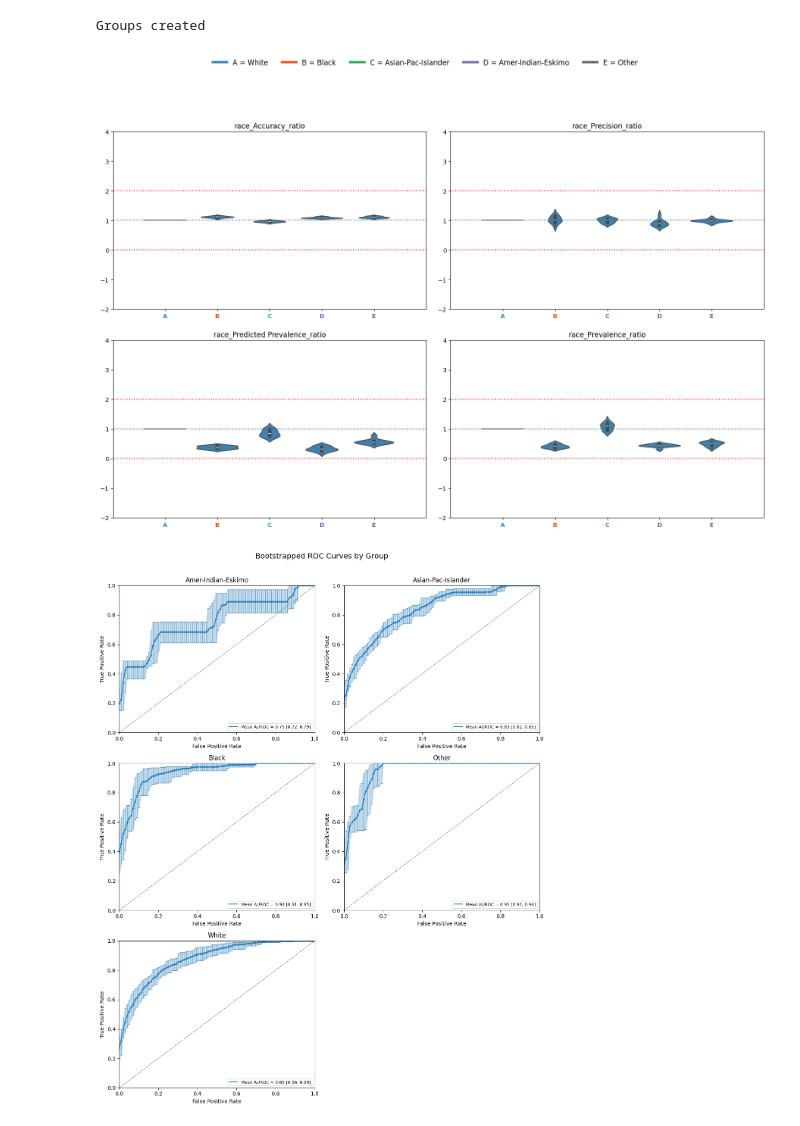
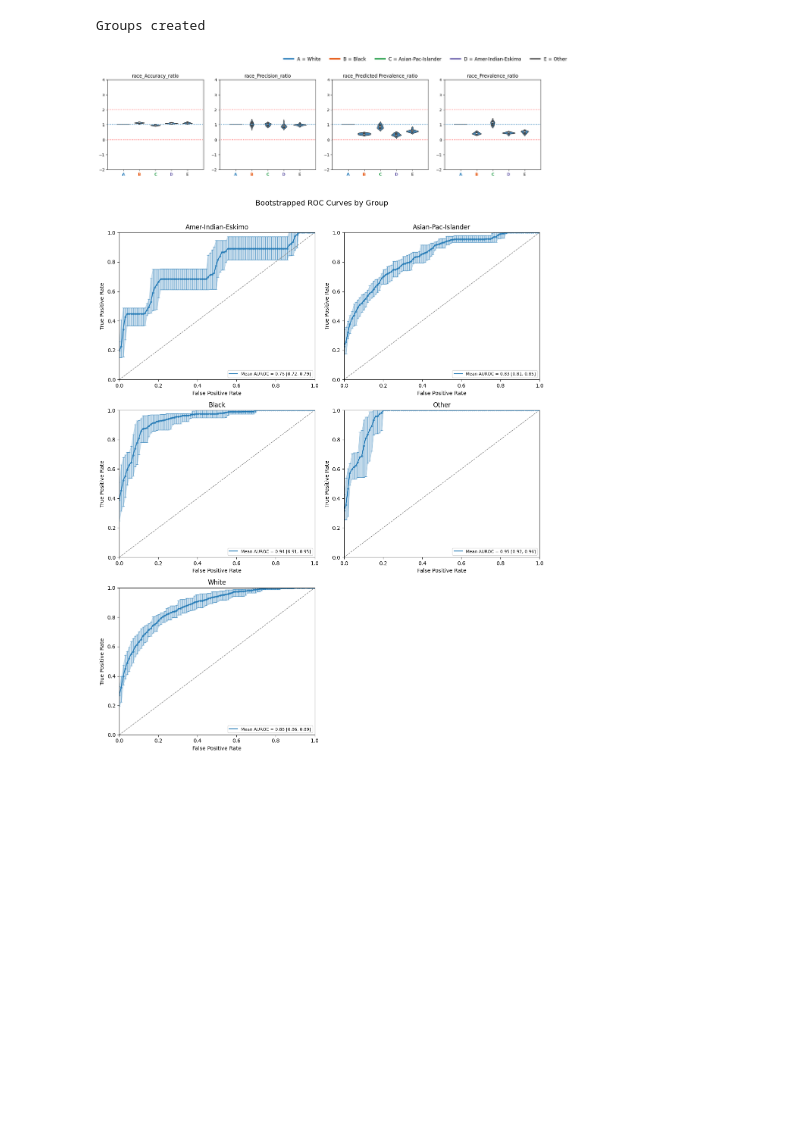
Before and after one commit to lshpaner/adult_income_test, a Jupyter notebook: notebooks/equiboots_demo.ipynb, the cells around one changed output. Saved outputs shown, nothing was run; the diff lists cells and outputs as text; code cells hidden in the pictures; blank space fills up the shorter version.

```diff
--- a/notebooks/equiboots_demo.ipynb
+++ b/notebooks/equiboots_demo.ipynb
@@ -214,20 +213,20 @@ Groups created
 # %%
 eqb.eq_disparity_metrics_plot(
     dispa,
     metric_cols=[
         "Accuracy_ratio",
         "Precision_ratio",
         "Predicted Prevalence_ratio",
         "Prevalence_ratio",
     ],
     name="race",
     categories="all",
-    figsize=(16, 10),
-    strict_layout=False,
+    # figsize=(20, 5),
+    # strict_layout=False,
     plot_kind="violinplot",
 )
 # %% [output]
-[figure, old version]
+[figure, new version]
 # %%
 sliced = eq2.slicer(slicing_var="race")
 eqb.eq_plot_bootstrapped_roc_curves(sliced, bar_every=100)
```
Also changed, not shown: parts of 1 cell of this notebook.
